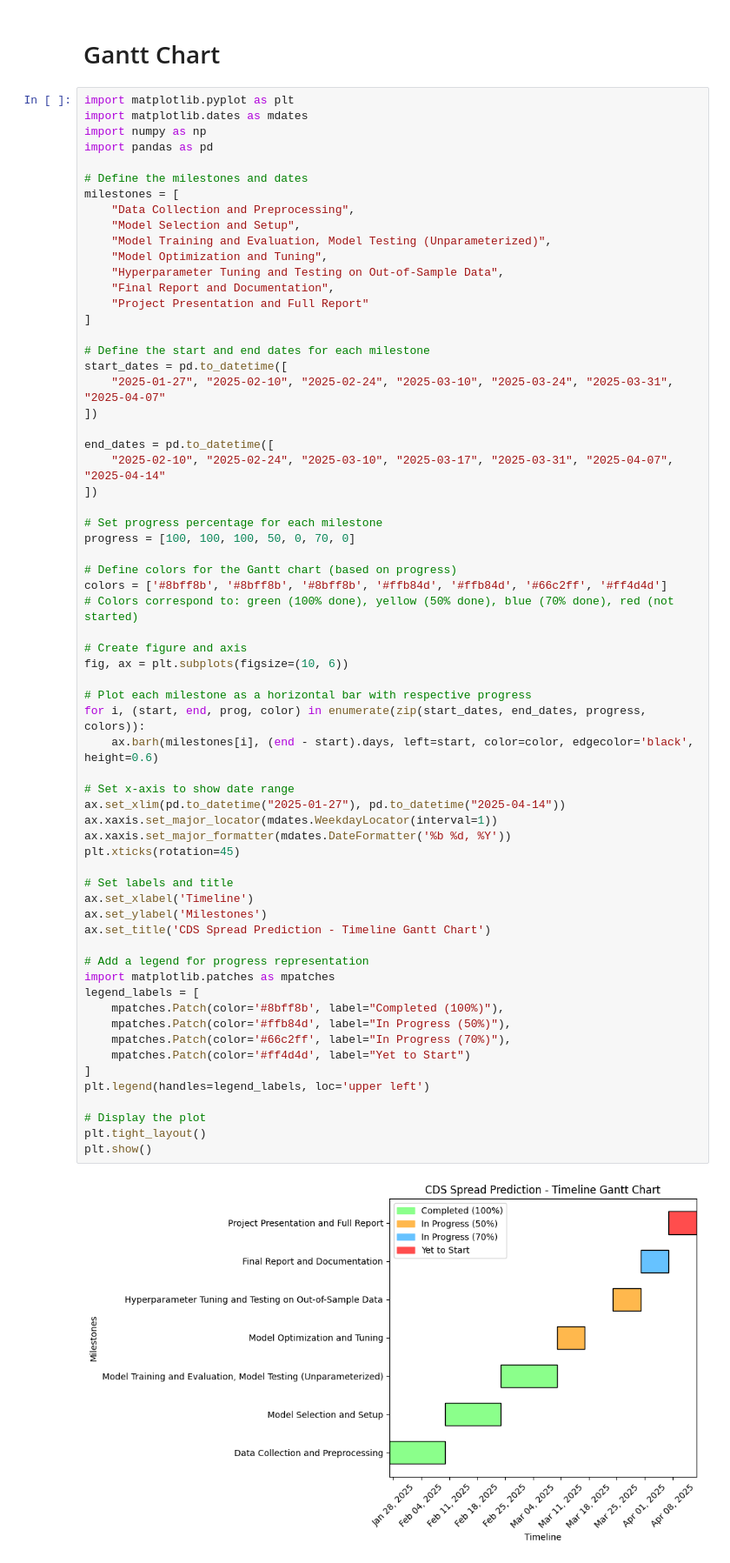
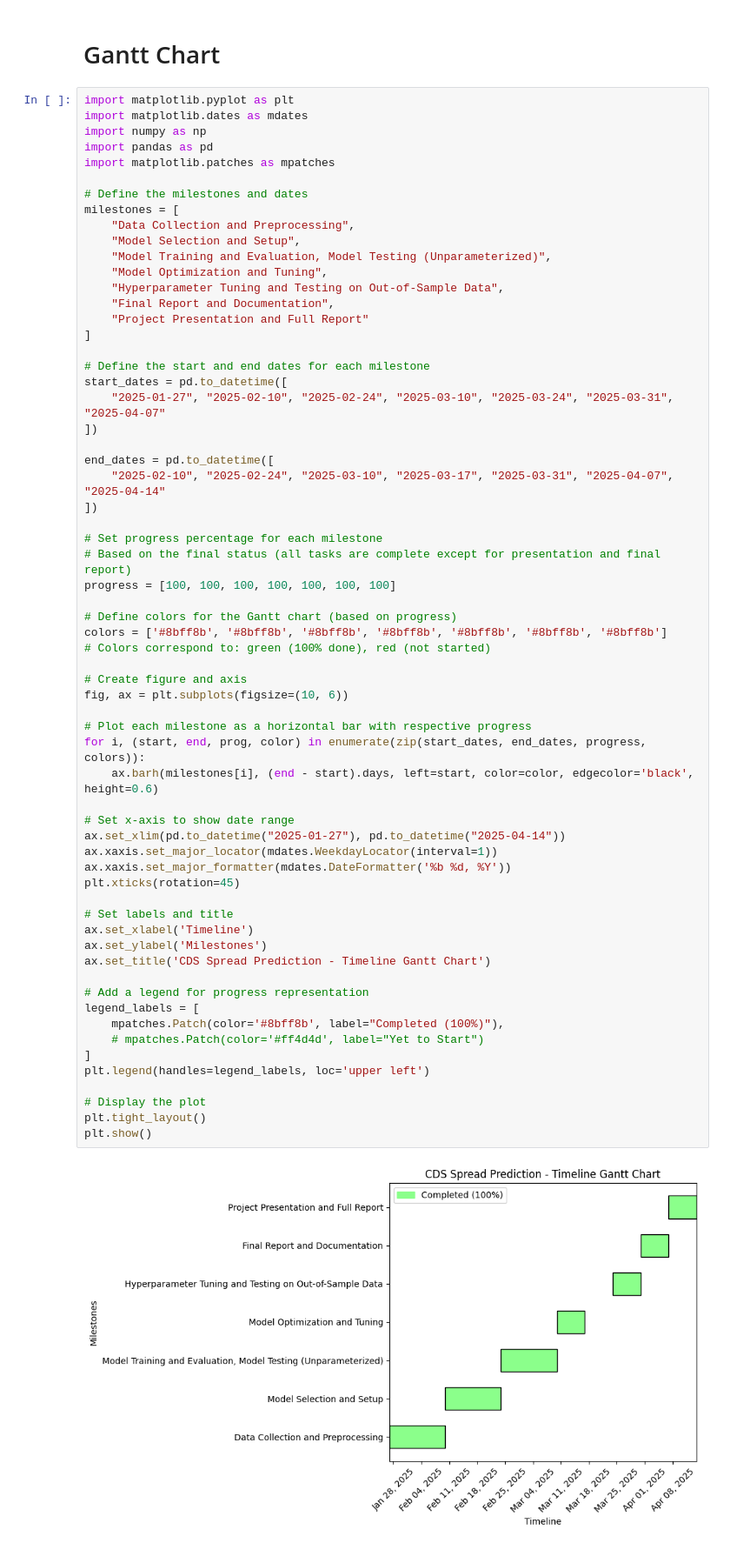
Before and after one commit to Neelakash-gituser/CDS-Spread-Predicition-MBA-BITS, a Jupyter notebook: Project.ipynb, the cells around one changed output. Shown at 87% size. Saved outputs shown, nothing was run; the diff lists cells and outputs as text.

```diff
--- a/Project.ipynb
+++ b/Project.ipynb
@@ -1040,6 +1328,7 @@ import matplotlib.pyplot as plt
 import matplotlib.dates as mdates
 import numpy as np
 import pandas as pd
+import matplotlib.patches as mpatches
 
 # Define the milestones and dates
 milestones = [
@@ -1062,42 +1351,40 @@ end_dates = pd.to_datetime([
 ])
 
 # Set progress percentage for each milestone
-progress = [100, 100, 100, 50, 0, 70, 0]
+# Based on the final status (all tasks are complete except for presentation and final report)
+progress = [100, 100, 100, 100, 100, 100, 100]
 
 # Define colors for the Gantt chart (based on progress)
-colors = ['#8bff8b', '#8bff8b', '#8bff8b', '#ffb84d', '#ffb84d', '#66c2ff', '#ff4d4d']
-# Colors correspond to: green (100% done), yellow (50% done), blue (70% done), red (not started)
+colors = ['#8bff8b', '#8bff8b', '#8bff8b', '#8bff8b', '#8bff8b', '#8bff8b', '#8bff8b']
+# Colors correspond to: green (100% done), red (not started)
 
 # Create figure and axis
 fig, ax = plt.subplots(figsize=(10, 6))
 
 # Plot each milestone as a horizontal bar with respective progress
 for i, (start, end, prog, color) in enumerate(zip(start_dates, end_dates, progress, colors)):
     ax.barh(milestones[i], (end - start).days, left=start, color=color, edgecolor='black', height=0.6)
 
 # Set x-axis to show date range
 ax.set_xlim(pd.to_datetime("2025-01-27"), pd.to_datetime("2025-04-14"))
 ax.xaxis.set_major_locator(mdates.WeekdayLocator(interval=1))
 ax.xaxis.set_major_formatter(mdates.DateFormatter('%b %d, %Y'))
 plt.xticks(rotation=45)
 
 # Set labels and title
 ax.set_xlabel('Timeline')
 ax.set_ylabel('Milestones')
 ax.set_title('CDS Spread Prediction - Timeline Gantt Chart')
 
 # Add a legend for progress representation
-import matplotlib.patches as mpatches
 legend_labels = [
     mpatches.Patch(color='#8bff8b', label="Completed (100%)"),
-    mpatches.Patch(color='#ffb84d', label="In Progress (50%)"),
-    mpatches.Patch(color='#66c2ff', label="In Progress (70%)"),
-    mpatches.Patch(color='#ff4d4d', label="Yet to Start")
+    # mpatches.Patch(color='#ff4d4d', label="Yet to Start")
 ]
 plt.legend(handles=legend_labels, loc='upper left')
 
 # Display the plot
 plt.tight_layout()
 plt.show()
 # %% [output]
-[figure, old version]
+[figure, new version]
```
Also changed, not shown: parts of 21 cells of this notebook.
